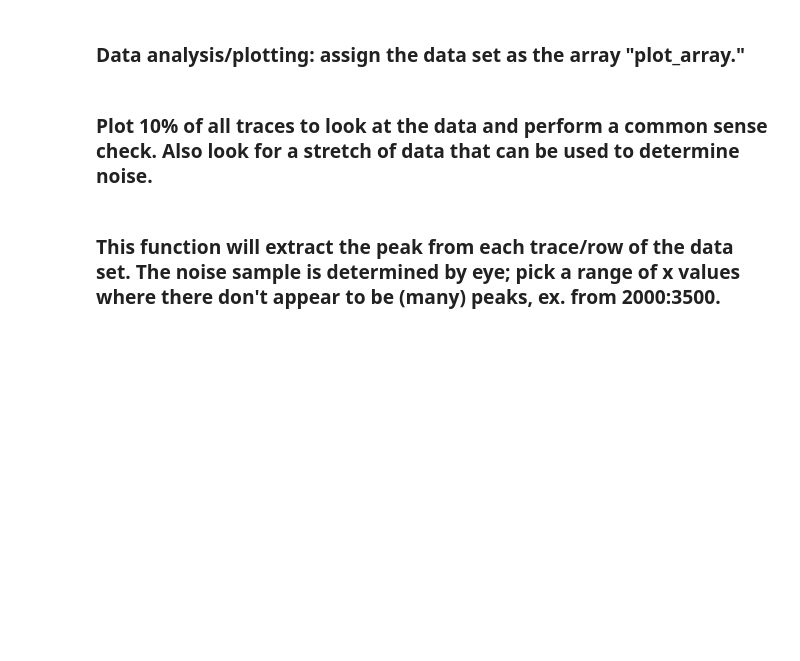
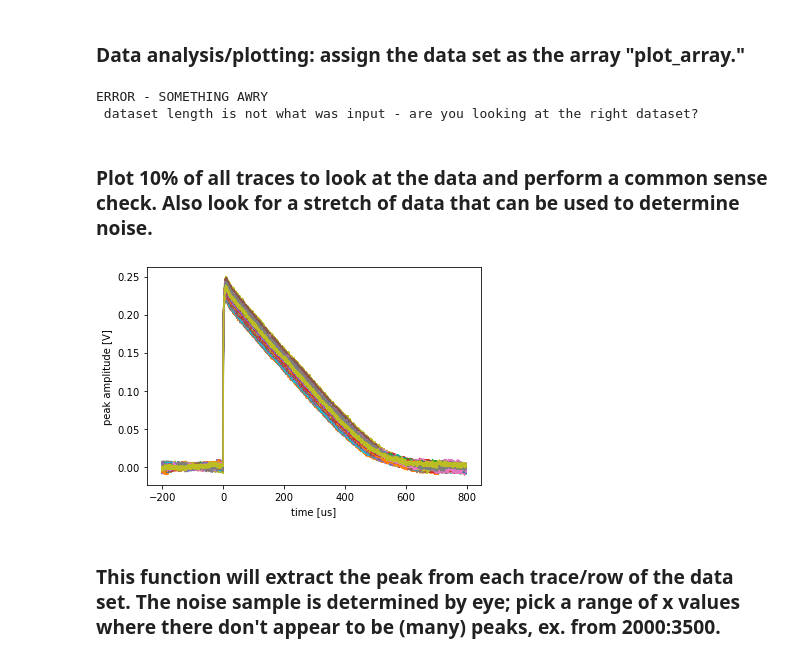
Before and after one commit to AstroPix/analogCollection_scope, a Jupyter notebook: astropix_scope_notebook.ipynb, the cells around one changed output. Drawn from its saved outputs; the diff is of its cells as text; code cells hidden in the pictures; blank space fills up the shorter version.

```diff
--- a/astropix_scope_notebook.ipynb
+++ b/astropix_scope_notebook.ipynb
@@ -21,13 +21,14 @@ scope = sdaq.Scope(address="169.254.2.185")
 # %% [markdown]
 Define output file and data set names
 # %%
-path='../dataOut/101921_amp1/'
+path='../dataOut/102221_amp1/'
 if not os.path.exists(path):
     os.makedirs(path)
-outName='cobalt57_14h'
+outName='test'
 dsName='run1'
 #scope.set_source_channel(0) #Set scope channel to read - same as displayed on scope
 traces=100
+minutes=0.25
 # %% [markdown]
 Boolean run options
 # %%
@@ -83,17 +91,22 @@ time_axis = np.array(f[dsName+"_t"])
 #sanity check
 if len(plot_array)!=traces:
     print("ERROR - SOMETHING AWRY \n dataset length is not what was input - are you looking at the right dataset?")
+# %% [output]
+ERROR - SOMETHING AWRY
+ dataset length is not what was input - are you looking at the right dataset?
 # %% [markdown]
 ### Plot 10% of all traces to look at the data and perform a common sense check. Also look for a stretch of data that can be used to determine noise.
 # %%
-for i in range(int(traces*0.1)):
+for i in range(len(plot_array)):
     plt.plot(time_axis*1e6, plot_array[i])
 
 plt.xlabel('time [us]')
 plt.ylabel('peak amplitude [V]')
 
 if savePlots:
     plt.savefig(path+outName+'_'+dsName+'_traces.png')
+# %% [output]
+[figure, added]
 # %% [markdown]
 ### This function will extract the peak from each trace/row of the data set. The noise sample is determined by eye; pick a range of x values where there don't appear to be (many) peaks, ex. from 2000:3500.
 # %%
```
Also changed, not shown: parts of 6 cells of this notebook, 1 other file.
